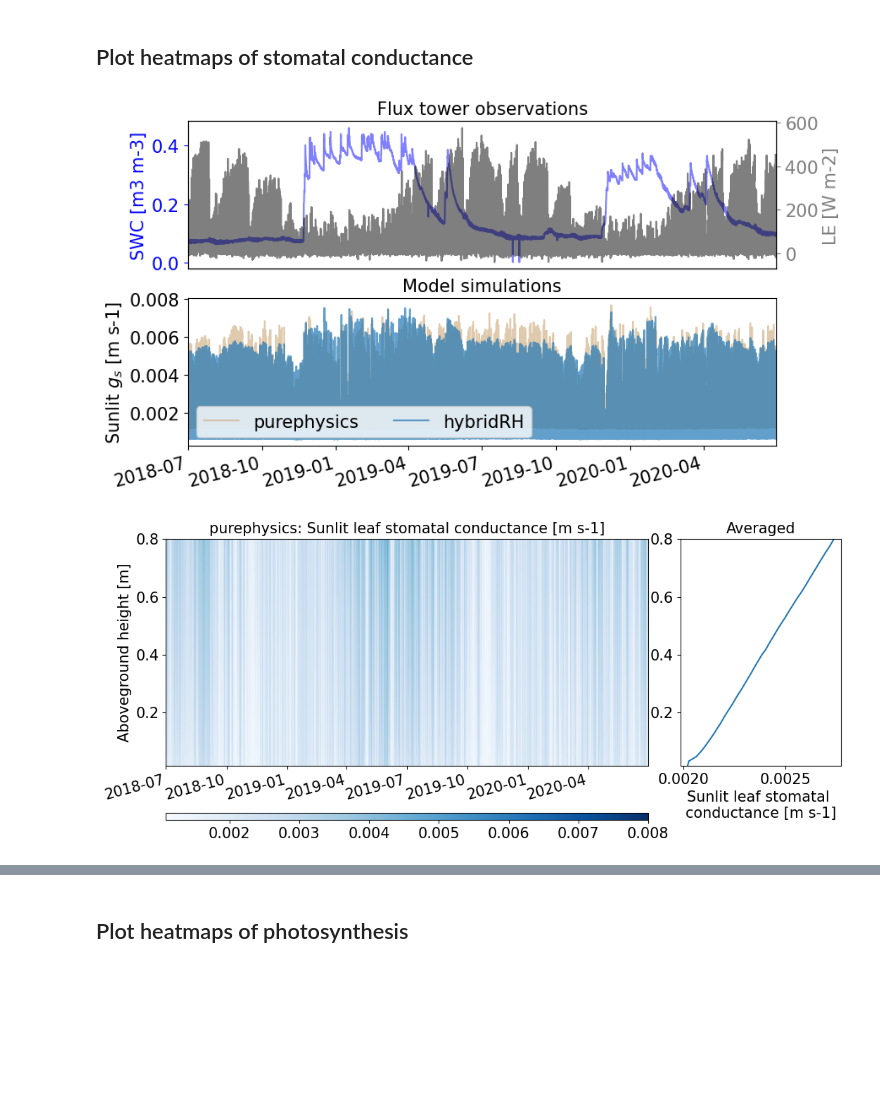
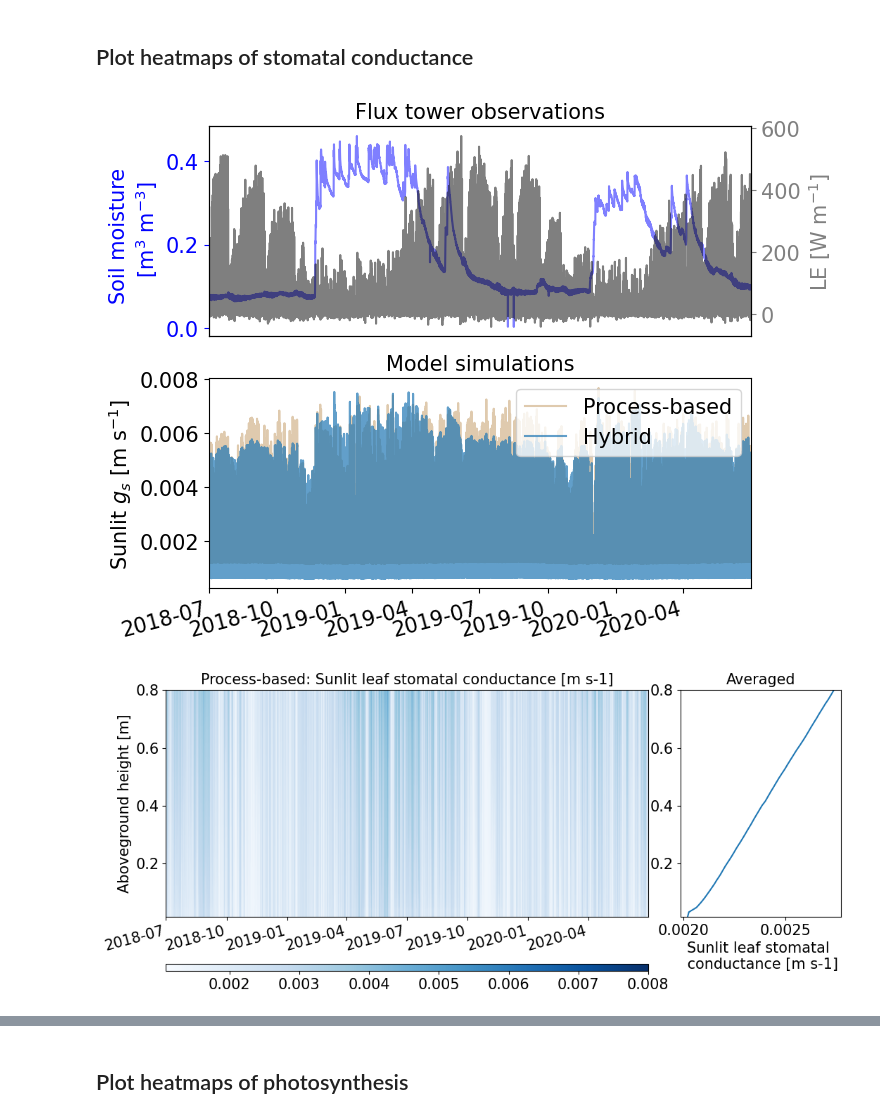
Before and after one commit to pnnl/JAX-CanVeg, a Jupyter notebook: examples/US-Bi1/postprocess.ipynb, the cells around one changed output, grey strips where cells are left out. Cells and saved outputs as stored; diff of their text form; code cells hidden in the pictures; blank space fills up the shorter version.

```diff
--- a/examples/US-Bi1/postprocess.ipynb
+++ b/examples/US-Bi1/postprocess.ipynb
@@ -67,6 +68,7 @@ plt.rc('text', usetex = False)
 # %%
 site = "US-Bi1"
 model_names = ['default', 'purephysics', 'hybridRH', 'dl']
+model_labels = ['Default', 'Process-based', 'Hybrid', 'DNN']
 model_colors = ['grey', 'tan', 'tab:blue', 'orange']
 
 # Calibration period
@@ -293,9 +296,10 @@ bprime: 0.026776868849992752; lleaf: 0.10000000149011612; qalpha: 0.293473541736
 # %%
 fig, ax = plt.subplots(1, 1, figsize=(6,5))
 for i in range(1,4):
-    name, color = model_names[i], model_colors[i]
-    ax.plot(configs[name]['train']['loss'], color=color, label=f"{name}")
+    label, name, color = model_labels[i], model_names[i], model_colors[i]
+    ax.plot(configs[name]['train']['loss'], color=color, label=f"{label}")
     # ax.plot(configs[name]['test']['loss'], linestyle='--', color=color, label=f"{name}-test")
-ax.set(xlabel='Epoch', ylabel='MSE', yscale='linear')
+ax.set(xlabel='Epoch', ylabel='MSE', yscale='log', title=site)
 ax.legend()
+plt.show()
 # %% [output]
@@ -304,13 +307,14 @@ ax.legend()
 # %% [markdown]
 ## Plot ET time series
 # %%
-fig = plt.figure(figsize=(15, 15))
+fig = plt.figure(figsize=(10, 10))
 gs = fig.add_gridspec(
-    4, 2, width_ratios=(4, 1), left=0.1, right=0.9,
+    3, 2, width_ratios=(3, 1), left=0.1, right=0.9,
     bottom=0.1, top=0.9, wspace=0.1, hspace=0.4,
 )
 
-for i,name in enumerate(model_names):
+for i,name in enumerate(model_names[1:]):
+    label = model_labels[i+1]
     # Get the axes
     ax1 = fig.add_subplot(gs[i, 0])
     ax2 = fig.add_subplot(gs[i, 1], sharey=ax1)
@@ -337,11 +341,13 @@ for i,name in enumerate(model_names):
     plot_obs_1to1(val1, val2, lim, ax=ax2, varn="")
 
     ax1.legend()
-    ax1.set(title='Latent heat fluxes [W m-2]', ylabel=name, xlabel='Time' if i == 3 else '')
+    ax1.set(ylabel='LE [W m$^{-2}$]', title=label, xlabel='Time' if i == 3 else '')
+    ax1.set_xticklabels(ax1.get_xticklabels(), rotation=20, ha="right")
     ax2.set(ylabel='Simulation')
     ax2.yaxis.set_label_position("right")
     ax2.yaxis.tick_right()
 
+plt.show()
 # plot_timeseries_obs_1to1(
 #     obs_test.LE,
 #     configs[name]['test']['can.LE'],
@@ -355,7 +361,7 @@ for i,name in enumerate(model_names):
 ## Plot heatmaps of stomatal conductance
 # %%
 # Plot the observation data
-fig, axes = plt.subplots(2, 1, figsize=(9, 5))
+fig, axes = plt.subplots(2, 1, figsize=(7, 6))
 times = get_time(met)
 
 # # latent heat flux
@@ -375,47 +381,48 @@ plot_timeseries(
     # met.vpd_Pa, times, ax=ax_twinx, title='', alpha=.5, color='black', tunit="[day of year]", xticks=[]
     obs.LE, times, ax=ax_twinx, title='', alpha=.5, color='black', tunit="", xticks=[]
 )
-ax.set(xlabel='', ylabel='SWC [m3 m-3]', title='Flux tower observations')
+ax.set(xlabel='', ylabel='Soil moisture \n [m$^{3}$ m$^{-3}$]', title='Flux tower observations')
 ax.yaxis.label.set_color('blue')
 ax.tick_params(axis='y', colors='blue')
 ax.set_xticklabels(ax.get_xticklabels(), rotation=15, ha="right")
-ax_twinx.set(xlabel='', ylabel='LE [W m-2]')
+ax_twinx.set(xlabel='', ylabel='LE [W m$^{-1}$]')
 ax_twinx.yaxis.label.set_color('grey')
 ax_twinx.tick_params(axis='y', colors='grey')
 
 # Model observations
 ax = axes[1]
 sun_gs_1 = configs['purephysics']['train']['sun.gs'].mean(axis=1)
 sun_gs_2 = configs['hybridRH']['train']['sun.gs'].mean(axis=1)
-ax.plot(times, sun_gs_1, color=model_colors[1], alpha=0.7, label='purephysics')
-ax.plot(times, sun_gs_2, color=model_colors[2], alpha=0.7, label='hybridRH')
-ax.set(xlabel='', ylabel='Sunlit $g_s$ [m s-1]', title='Model simulations', xlim=[times[0],times[-1]])
+ax.plot(times, sun_gs_1, color=model_colors[1], alpha=0.7, label=model_labels[1])
+ax.plot(times, sun_gs_2, color=model_colors[2], alpha=0.7, label=model_labels[2])
+ax.set(xlabel='', ylabel='Sunlit $g_s$ [m s$^{-1}$]', title='Model simulations', xlim=[times[0],times[-1]])
 ax.set_xticklabels(ax.get_xticklabels(), rotation=15, ha="right")
-ax.legend(ncol=2, loc='lower left')
+ax.legend(ncol=1, loc='upper right')
 
 # # Scatter plots
 # fig, ax = plt.subplots(1, 1, figsize=(8,5))
 # ax.scatter(met.soilmoisture, met.vpd_Pa)
 
 # Heatmap plots
-for name in model_names[1:-1]:
+for i,name in enumerate(model_names[1:-1]):
     # Get time and data
     times = get_time(met)
     can = configs[name]['train']['sun.gs'].T
+    label = model_labels[i+1]
 
     axes, im = plot_imshow(
         can,
         met,
         models[name].para.zht1,
         cmap="Blues",
         axes=None,
-        title=f"{name}: Sunlit leaf stomatal conductance [m s-1]",
+        title=f"{label}: Sunlit leaf stomatal conductance [m s-1]",
         tunit="[day of year]",
         is_canopy=True,
         vmin=None,
         vmax=0.008,
     )
-    axes[1].set(xlabel='Sunlit leaf stomatal \nconductance [m s-1]');
+    axes[1].set(xlabel='Sunlit leaf stomatal \n conductance [m s-1]');
 # %% [output]
-[figure, old version]
+[figure, new version]
-[figure, old version]
+[figure, new version]
```
Also changed, not shown: parts of 15 cells of this notebook, 2 other files.
